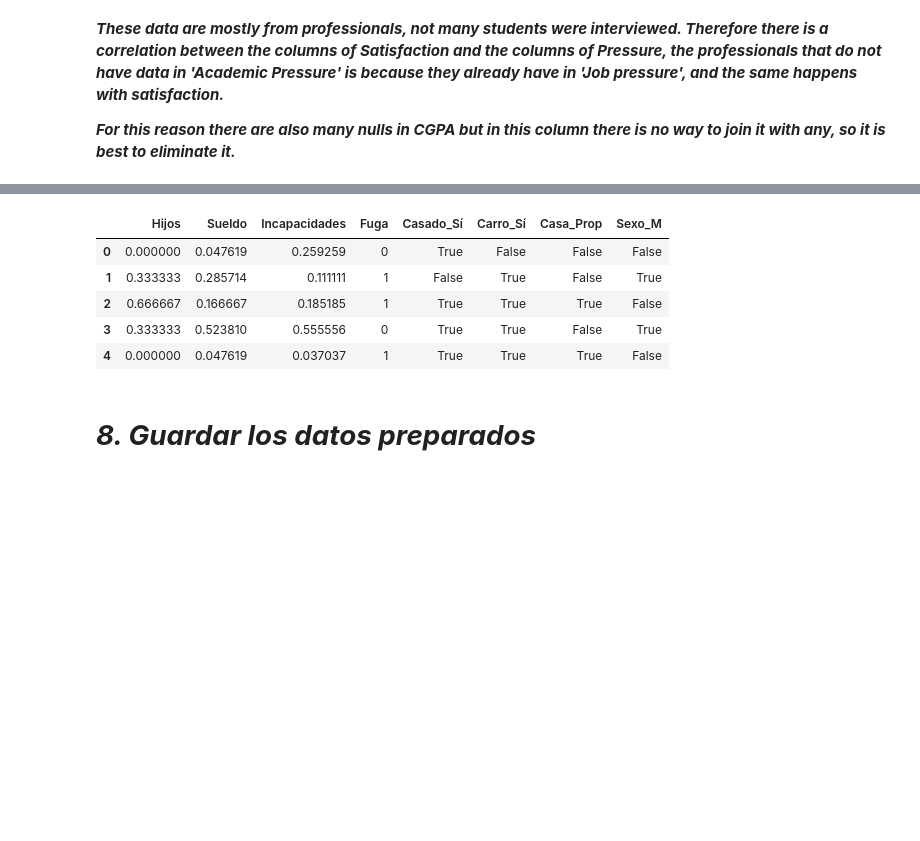
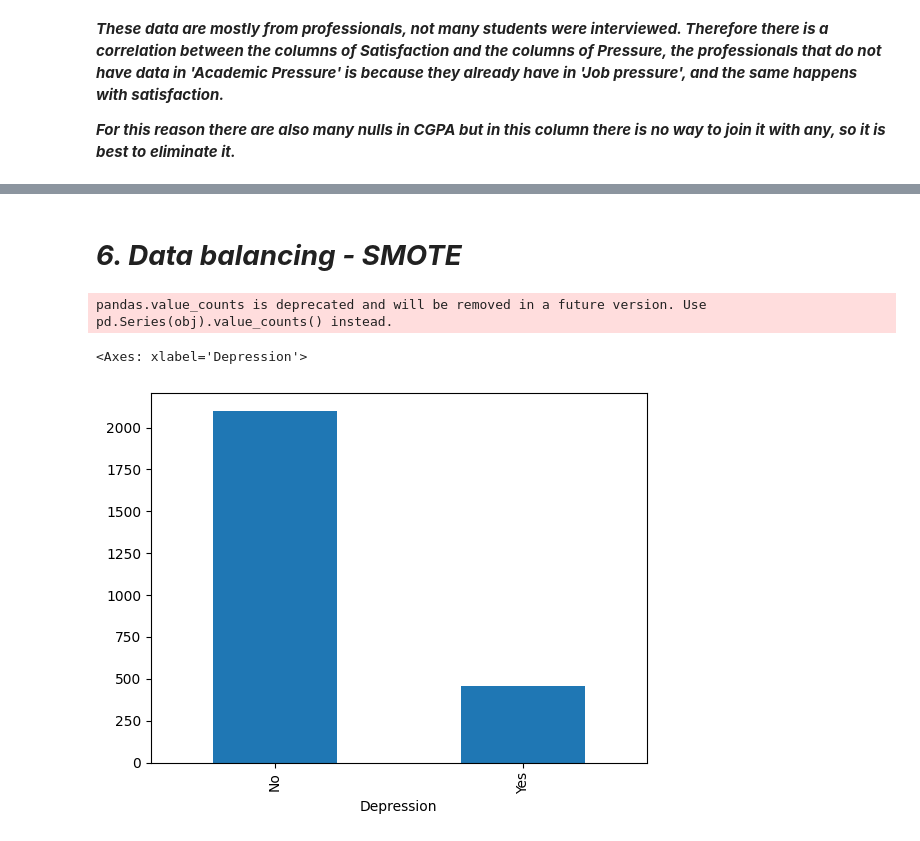
Before and after one commit to simon2326/Depression-Risk-Analysis, a Jupyter notebook: DataPreparation/data-preparation.ipynb, the cells around one changed output, grey strips where cells are left out. Cells and saved outputs as stored; diff of their text form; code cells hidden in the pictures; blank space fills up the shorter version.

```diff
--- a/DataPreparation/data-preparation.ipynb
+++ b/DataPreparation/data-preparation.ipynb
@@ -434,5 +512,0 @@ X_bal, Y_bal = sm.fit_resample(X,Y) #X= variables predictoras Y=variable objetiv
-# %%
-# Creamos un dataframe con los resultados
-data  = pd.DataFrame(columns=X.columns.values, data=X_bal)
-data['Fuga']=Y_bal
-data['Fuga'].value_counts().plot(kind='bar')
@@ -484,7 +512,0 @@ data_cat
-# %%
-#Normalización: Sólo para variables numéricas (no dummies)
-from sklearn.preprocessing import MinMaxScaler
-
-min_max_scaler = MinMaxScaler()
-data[[ 'Hijos', 'Sueldo','Incapacidades']] = min_max_scaler.fit_transform(data[['Hijos', 'Sueldo','Incapacidades']])
-data.head()
@@ -500,7 +512,0 @@ data.head()
-# %%
-#Variables categóricas con 2 categorías -> Borramos una dummy
-data = pd.get_dummies(data, columns=['Casado','Carro','Casa','Sexo'], drop_first=True)
-
-#Variables categóricas con más de 2 categorías -> No borramos
-#data = pd.get_dummies(data, columns=['Cat'], drop_first=False)
-data.head()
@@ -516,16 +512,0 @@ data.head()
-# %%
-# Encoder: Transformación de categorías a números (sólo para la variable objetivo)
-from sklearn.preprocessing import LabelEncoder
-
-labelencoder = LabelEncoder()
-data["Fuga"] = labelencoder.fit_transform(data["Fuga"])
-data.head()
-# %% [output]
-|  | Hijos | Sueldo | Incapacidades | Fuga | Casado_Sí | Carro_Sí | Casa_Prop | Sexo_M |
-| 0 | 0.000000 | 0.047619 | 0.259259 | 0 | True | False | False | False |
-| 1 | 0.333333 | 0.285714 | 0.111111 | 1 | False | True | False | True |
-| 2 | 0.666667 | 0.166667 | 0.185185 | 1 | True | True | True | False |
-| 3 | 0.333333 | 0.523810 | 0.555556 | 0 | True | True | False | True |
-| 4 | 0.000000 | 0.047619 | 0.037037 | 1 | True | True | True | False |
-# %% [markdown]
-# ***8. Guardar los datos preparados***
@@ -535,0 +513,9 @@ data.to_excel("datos_numericos.xlsx")
+# %% [markdown]
+# ***6. Data balancing - SMOTE***
+# %%
+# Target variable
+pd.value_counts(data['Depression']).plot(kind='bar')
+# %% [output]
+pandas.value_counts is deprecated and will be removed in a future version. Use pd.Series(obj).value_counts() instead.
+<Axes: xlabel='Depression'>
+[figure, added]
```
Also changed, not shown: parts of 95 cells of this notebook.
